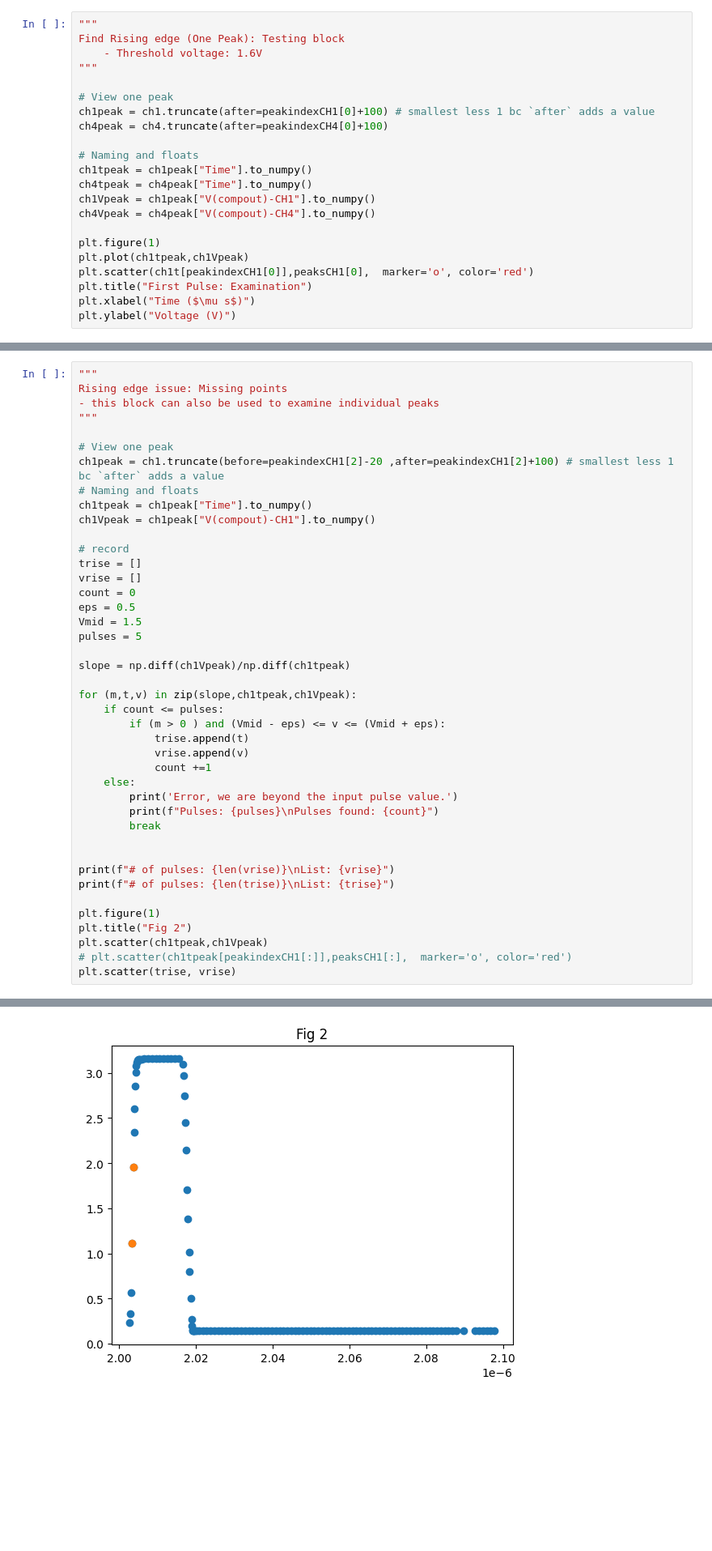
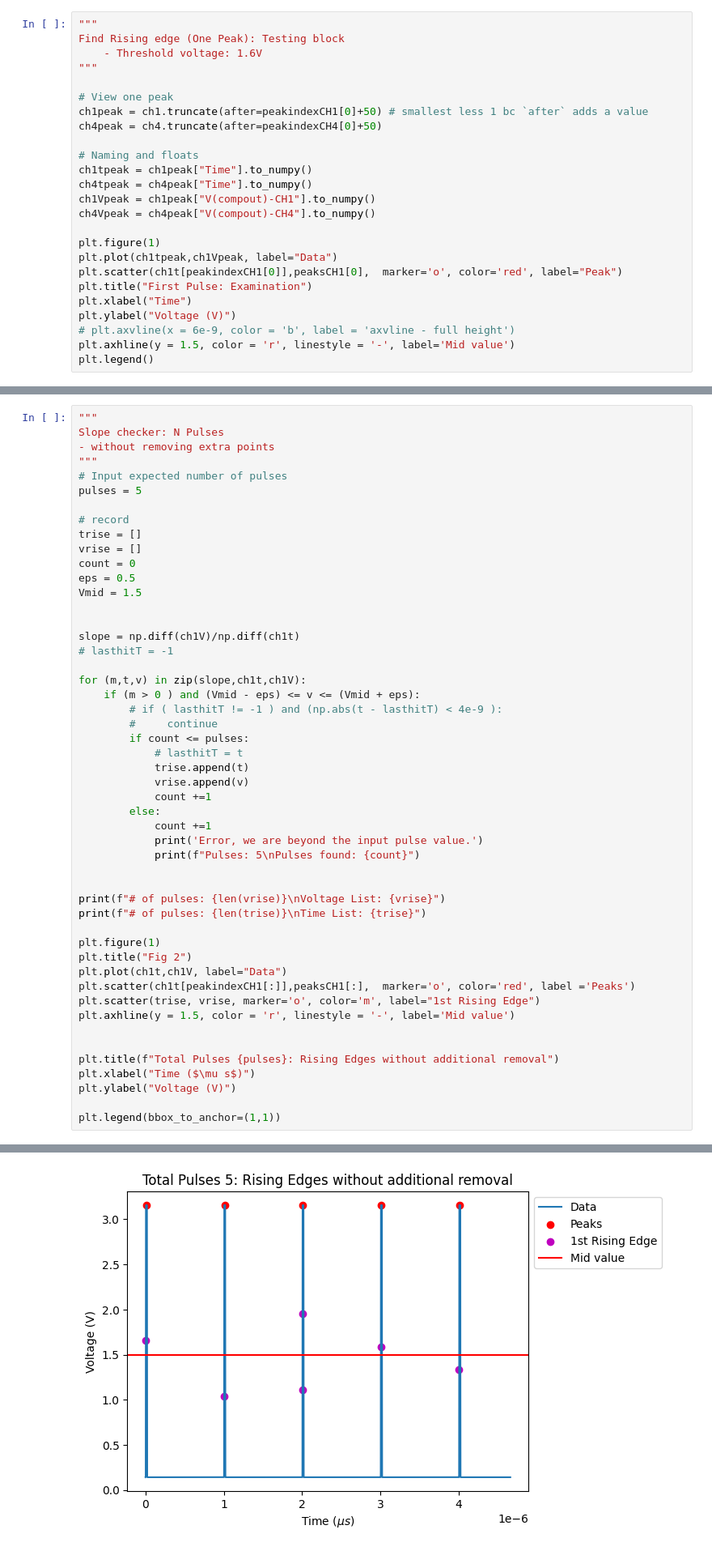
Before and after one commit to llbranch/Monte-Python, a Jupyter notebook: poetryEnv/poetryenv/Lt5part.ipynb, the cells around one changed output, grey strips where cells are left out. Shown at 81% size. Saved outputs shown, nothing was run; the diff lists cells and outputs as text; blank space fills up the shorter version.

```diff
--- a/poetryEnv/poetryenv/Lt5part.ipynb
+++ b/poetryEnv/poetryenv/Lt5part.ipynb
@@ -82,8 +84,8 @@ Find Rising edge (One Peak): Testing block
 """
 
 # View one peak
-ch1peak = ch1.truncate(after=peakindexCH1[0]+100) # smallest less 1 bc `after` adds a value
-ch4peak = ch4.truncate(after=peakindexCH4[0]+100)
+ch1peak = ch1.truncate(after=peakindexCH1[0]+50) # smallest less 1 bc `after` adds a value
+ch4peak = ch4.truncate(after=peakindexCH4[0]+50)
 
 # Naming and floats
 ch1tpeak = ch1peak["Time"].to_numpy()
@@ -92,9 +94,12 @@ ch1Vpeak = ch1peak["V(compout)-CH1"].to_numpy()
 ch4Vpeak = ch4peak["V(compout)-CH4"].to_numpy()
 
 plt.figure(1)
-plt.plot(ch1tpeak,ch1Vpeak)
-plt.scatter(ch1t[peakindexCH1[0]],peaksCH1[0],  marker='o', color='red')
+plt.plot(ch1tpeak,ch1Vpeak, label="Data")
+plt.scatter(ch1t[peakindexCH1[0]],peaksCH1[0],  marker='o', color='red', label="Peak")
 plt.title("First Pulse: Examination")
-plt.xlabel("Time ($\mu s$)")
+plt.xlabel("Time")
 plt.ylabel("Voltage (V)")
+# plt.axvline(x = 6e-9, color = 'b', label = 'axvline - full height')
+plt.axhline(y = 1.5, color = 'r', linestyle = '-', label='Mid value')
+plt.legend()
 # %% [output]
@@ -206,14 +278,10 @@ List: [3.694726814220805e-09, 1.003293775201765e-06, 2.0033211519684e-06, 3.0035
 # %%
 """
-Rising edge issue: Missing points
-- this block can also be used to examine individual peaks
+Slope checker: N Pulses
+- without removing extra points
 """
-
-# View one peak
-ch1peak = ch1.truncate(before=peakindexCH1[2]-20 ,after=peakindexCH1[2]+100) # smallest less 1 bc `after` adds a value
-# Naming and floats
-ch1tpeak = ch1peak["Time"].to_numpy()
-ch1Vpeak = ch1peak["V(compout)-CH1"].to_numpy()
+# Input expected number of pulses
+pulses = 5
 
 # record
 trise = []
@@ -221,28 +289,40 @@ vrise = []
 count = 0
 eps = 0.5
 Vmid = 1.5
-pulses = 5
 
-slope = np.diff(ch1Vpeak)/np.diff(ch1tpeak)
 
-for (m,t,v) in zip(slope,ch1tpeak,ch1Vpeak):
-    if count <= pulses:
-        if (m > 0 ) and (Vmid - eps) <= v <= (Vmid + eps):
+slope = np.diff(ch1V)/np.diff(ch1t)
+# lasthitT = -1
+
+for (m,t,v) in zip(slope,ch1t,ch1V):
+    if (m > 0 ) and (Vmid - eps) <= v <= (Vmid + eps):
+        # if ( lasthitT != -1 ) and (np.abs(t - lasthitT) < 4e-9 ):
+        #     continue
+        if count <= pulses:
+            # lasthitT = t
             trise.append(t)
             vrise.append(v)
             count +=1
-    else:
-        print('Error, we are beyond the input pulse value.')
-        print(f"Pulses: {pulses}\nPulses found: {count}")
-        break
+        else:
+            count +=1
+            print('Error, we are beyond the input pulse value.')
+            print(f"Pulses: 5\nPulses found: {count}")
 
 
-print(f"# of pulses: {len(vrise)}\nList: {vrise}")
-print(f"# of pulses: {len(trise)}\nList: {trise}")
+print(f"# of pulses: {len(vrise)}\nVoltage List: {vrise}")
+print(f"# of pulses: {len(trise)}\nTime List: {trise}")
 
 plt.figure(1)
 plt.title("Fig 2")
-plt.scatter(ch1tpeak,ch1Vpeak)
-# plt.scatter(ch1tpeak[peakindexCH1[:]],peaksCH1[:],  marker='o', color='red')
-plt.scatter(trise, vrise)
+plt.plot(ch1t,ch1V, label="Data")
+plt.scatter(ch1t[peakindexCH1[:]],peaksCH1[:],  marker='o', color='red', label ='Peaks')
+plt.scatter(trise, vrise, marker='o', color='m', label="1st Rising Edge")
+plt.axhline(y = 1.5, color = 'r', linestyle = '-', label='Mid value')
+
+
+plt.title(f"Total Pulses {pulses}: Rising Edges without additional removal")
+plt.xlabel("Time ($\mu s$)")
+plt.ylabel("Voltage (V)")
+
+plt.legend(bbox_to_anchor=(1,1))
 # %% [output]
@@ -254 +334 @@ List: [2.0033211519684e-06, 2.003675949756475e-06]
-[figure, old version]
+[figure, new version]
```
Also changed, not shown: parts of 9 cells of this notebook, 1 other file.
